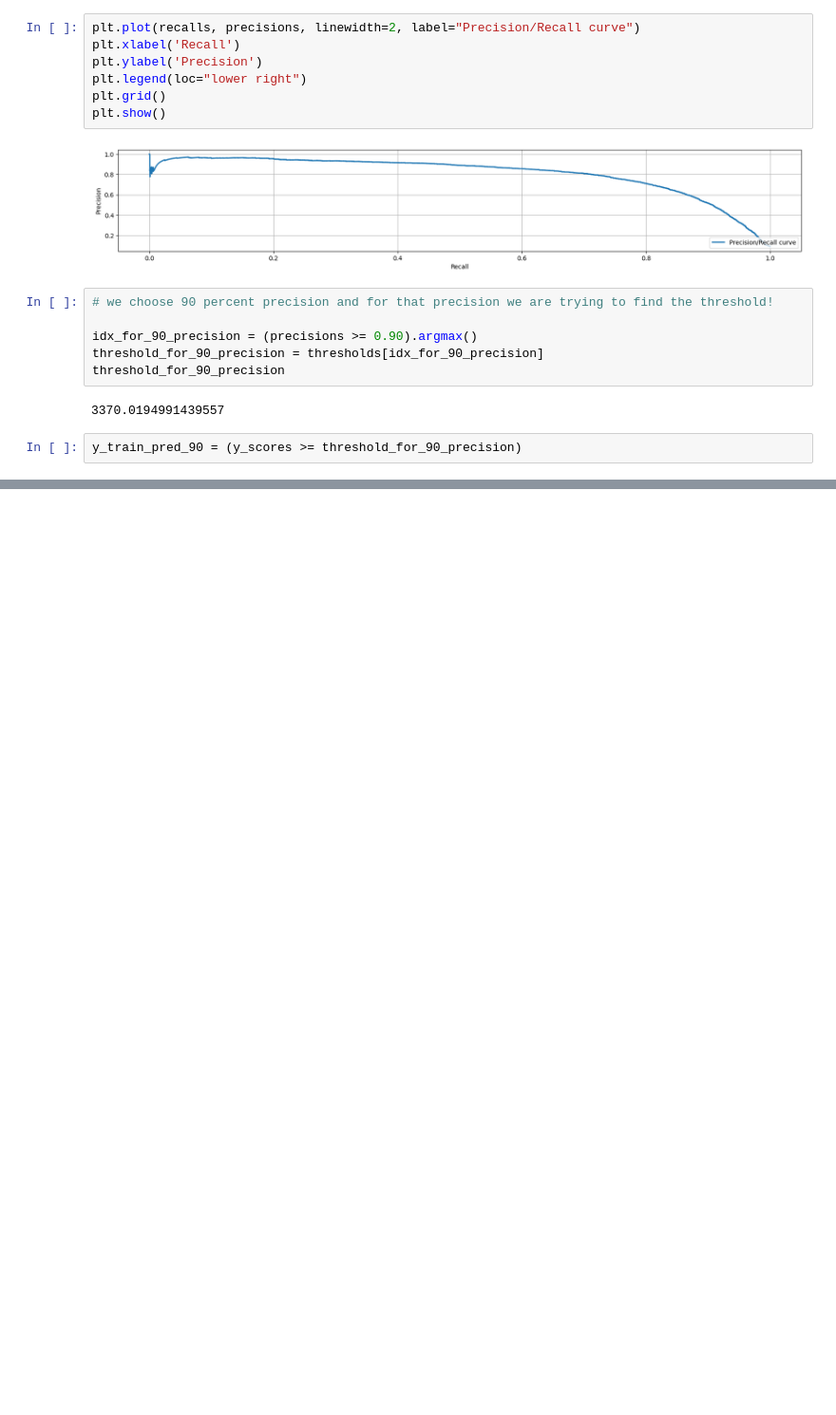
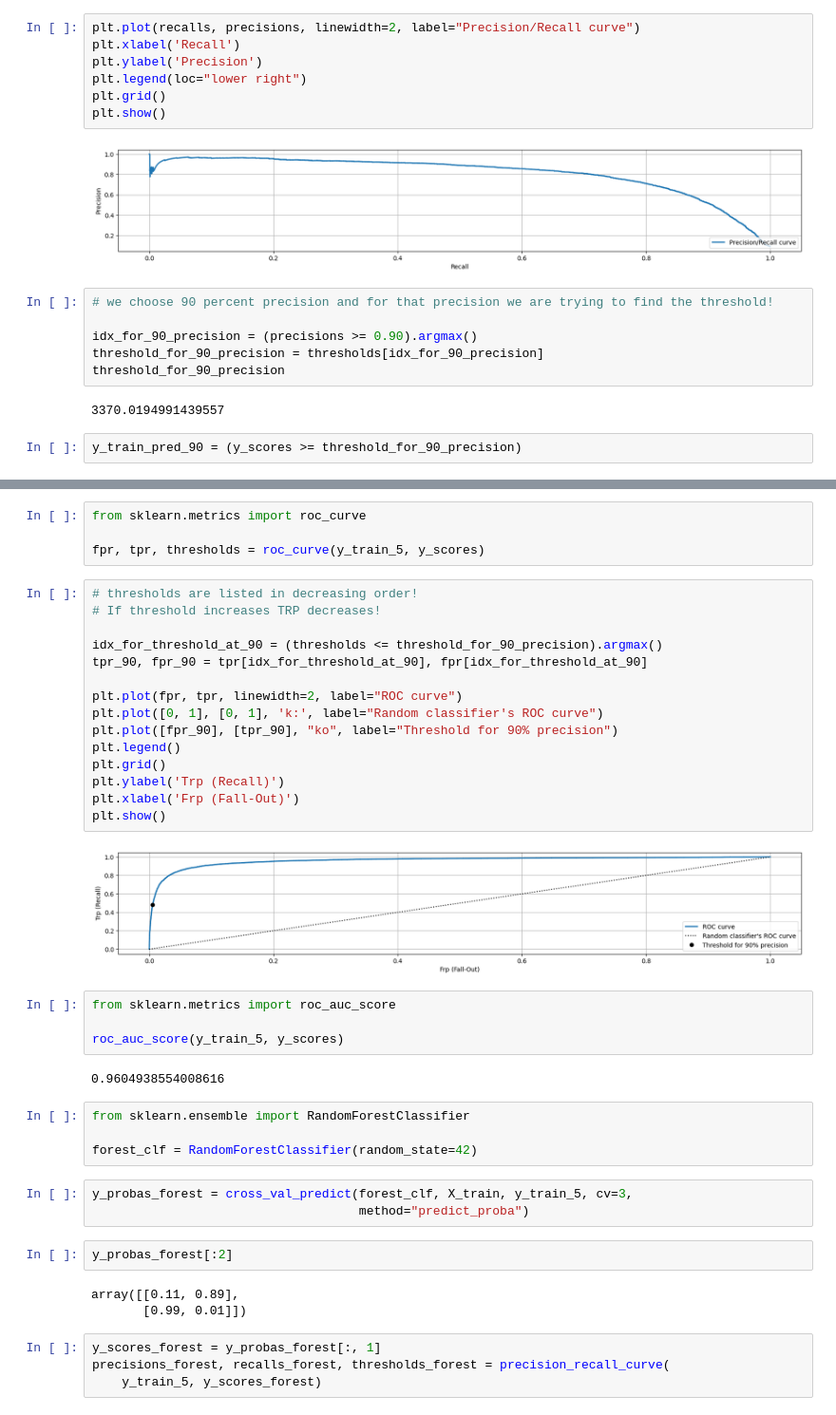
Before and after one commit to SanriGirdabi/Machine-Learning-Series, a Jupyter notebook: Classification/MNIST.ipynb, the cells around one changed output, grey strips where cells are left out. Shown: that part at 95% size. Cells and saved outputs as stored; diff of their text form; blank space fills up the shorter version.

Commit message:
Add Random Forest Classifier

```diff
--- a/Classification/MNIST.ipynb
+++ b/Classification/MNIST.ipynb
@@ -145,0 +149,43 @@ recall_at_90_precision
+# %%
+from sklearn.metrics import roc_curve
+
+fpr, tpr, thresholds = roc_curve(y_train_5, y_scores)
+# %%
+# thresholds are listed in decreasing order!
+# If threshold increases TRP decreases!
+
+idx_for_threshold_at_90 = (thresholds <= threshold_for_90_precision).argmax()
+tpr_90, fpr_90 = tpr[idx_for_threshold_at_90], fpr[idx_for_threshold_at_90]
+
+plt.plot(fpr, tpr, linewidth=2, label="ROC curve")
+plt.plot([0, 1], [0, 1], 'k:', label="Random classifier's ROC curve")
+plt.plot([fpr_90], [tpr_90], "ko", label="Threshold for 90% precision")
+plt.legend()
+plt.grid()
+plt.ylabel('Trp (Recall)')
+plt.xlabel('Frp (Fall-Out)')
+plt.show()
+# %% [output]
+[figure, added]
+# %%
+from sklearn.metrics import roc_auc_score
+
+roc_auc_score(y_train_5, y_scores)
+# %% [output]
+0.9604938554008616
+# %%
+from sklearn.ensemble import RandomForestClassifier
+
+forest_clf = RandomForestClassifier(random_state=42)
+# %%
+y_probas_forest = cross_val_predict(forest_clf, X_train, y_train_5, cv=3,
+                                    method="predict_proba")
+# %%
+y_probas_forest[:2]
+# %% [output]
+array([[0.11, 0.89],
+       [0.99, 0.01]])
+# %%
+y_scores_forest = y_probas_forest[:, 1]
+precisions_forest, recalls_forest, thresholds_forest = precision_recall_curve(
+    y_train_5, y_scores_forest)
```
Also changed, not shown: parts of 5 cells of this notebook.
